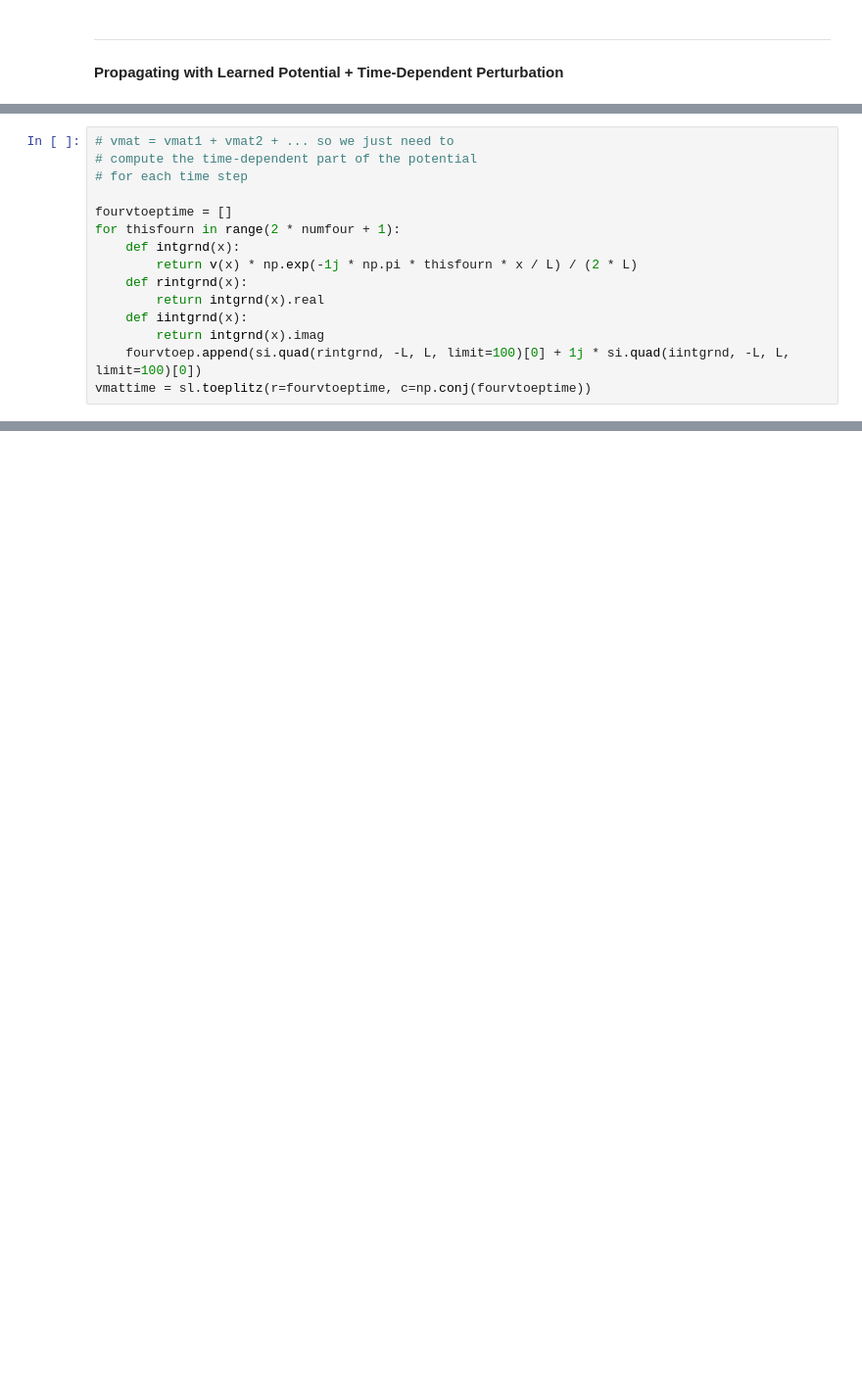
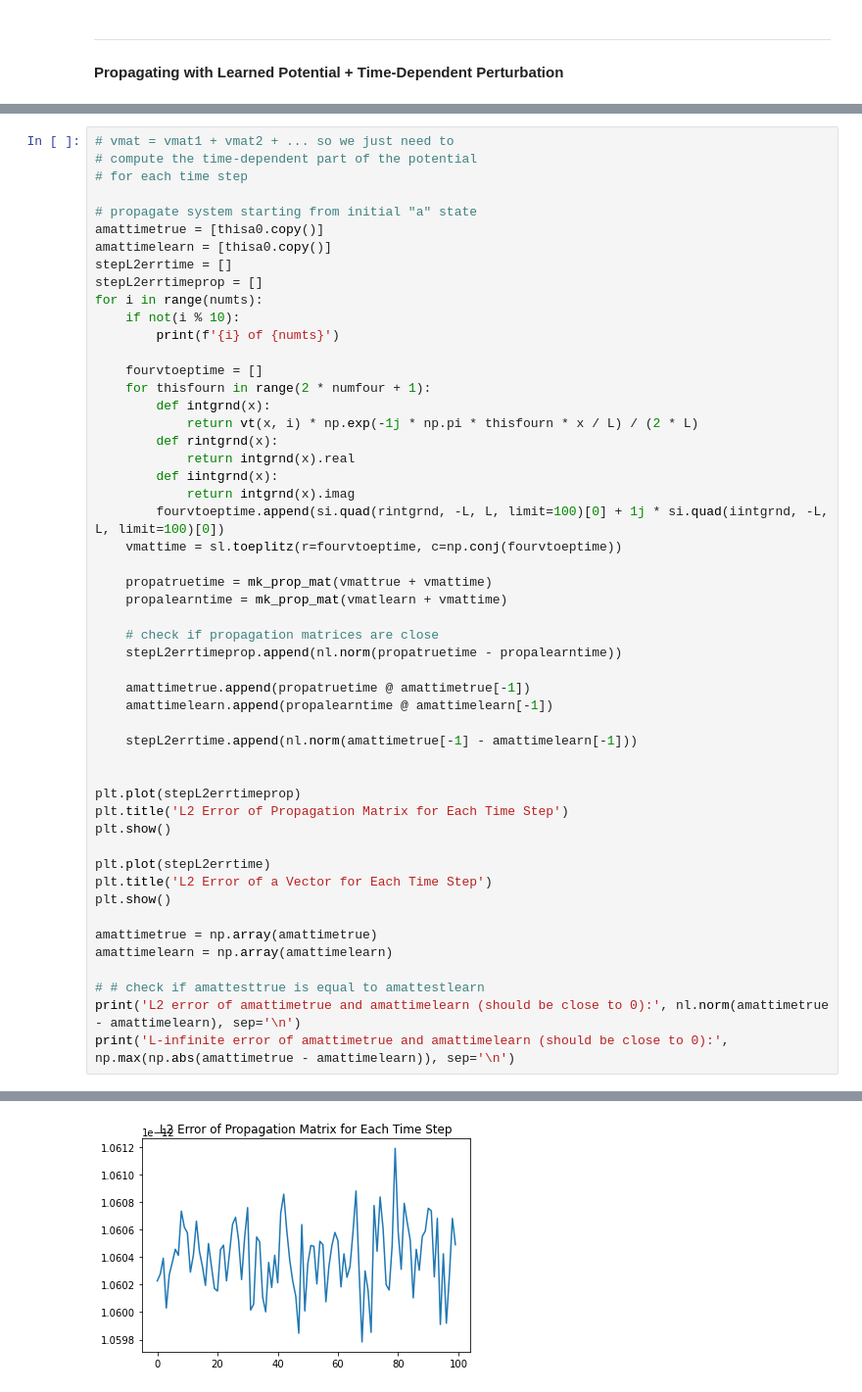
Before and after one commit to kbcollins/tdse, a Jupyter notebook: chebyshev/tdse-adj-cheb-main-kbc.ipynb, the cells around one changed output, grey strips where cells are left out. Shown: that part at 98% size. Drawn from its saved outputs; the diff is of its cells as text; blank space fills up the shorter version.

```diff
--- a/chebyshev/tdse-adj-cheb-main-kbc.ipynb
+++ b/chebyshev/tdse-adj-cheb-main-kbc.ipynb
@@ -1131,13 +1163,50 @@ plt.show()
 # compute the time-dependent part of the potential
 # for each time step
 
-fourvtoeptime = []
-for thisfourn in range(2 * numfour + 1):
-    def intgrnd(x):
-        return v(x) * np.exp(-1j * np.pi * thisfourn * x / L) / (2 * L)
-    def rintgrnd(x):
-        return intgrnd(x).real
-    def iintgrnd(x):
-        return intgrnd(x).imag
-    fourvtoep.append(si.quad(rintgrnd, -L, L, limit=100)[0] + 1j * si.quad(iintgrnd, -L, L, limit=100)[0])
-vmattime = sl.toeplitz(r=fourvtoeptime, c=np.conj(fourvtoeptime))
+# propagate system starting from initial "a" state
+amattimetrue = [thisa0.copy()]
+amattimelearn = [thisa0.copy()]
+stepL2errtime = []
+stepL2errtimeprop = []
+for i in range(numts):
+    if not(i % 10):
+        print(f'{i} of {numts}')
+
+    fourvtoeptime = []
+    for thisfourn in range(2 * numfour + 1):
+        def intgrnd(x):
+            return vt(x, i) * np.exp(-1j * np.pi * thisfourn * x / L) / (2 * L)
+        def rintgrnd(x):
+            return intgrnd(x).real
+        def iintgrnd(x):
+            return intgrnd(x).imag
+        fourvtoeptime.append(si.quad(rintgrnd, -L, L, limit=100)[0] + 1j * si.quad(iintgrnd, -L, L, limit=100)[0])
+    vmattime = sl.toeplitz(r=fourvtoeptime, c=np.conj(fourvtoeptime))
+
+    propatruetime = mk_prop_mat(vmattrue + vmattime)
+    propalearntime = mk_prop_mat(vmatlearn + vmattime)
+
+    # check if propagation matrices are close
+    stepL2errtimeprop.append(nl.norm(propatruetime - propalearntime))
+
+    amattimetrue.append(propatruetime @ amattimetrue[-1])
+    amattimelearn.append(propalearntime @ amattimelearn[-1])
+
+    stepL2errtime.append(nl.norm(amattimetrue[-1] - amattimelearn[-1]))
+
+
+plt.plot(stepL2errtimeprop)
+plt.title('L2 Error of Propagation Matrix for Each Time Step')
+plt.show()
+
+plt.plot(stepL2errtime)
+plt.title('L2 Error of a Vector for Each Time Step')
+plt.show()
+
+amattimetrue = np.array(amattimetrue)
+amattimelearn = np.array(amattimelearn)
+
+# # check if amattesttrue is equal to amattestlearn
+print('L2 error of amattimetrue and amattimelearn (should be close to 0):', nl.norm(amattimetrue - amattimelearn), sep='\n')
+print('L-infinite error of amattimetrue and amattimelearn (should be close to 0):', np.max(np.abs(amattimetrue - amattimelearn)), sep='\n')
+# %% [output]
@@ -1143,0 +1223 @@ vmattime = sl.toeplitz(r=fourvtoeptime, c=np.conj(fourvtoeptime))
+[figure, added]
```
Also changed, not shown: parts of 12 cells of this notebook.
